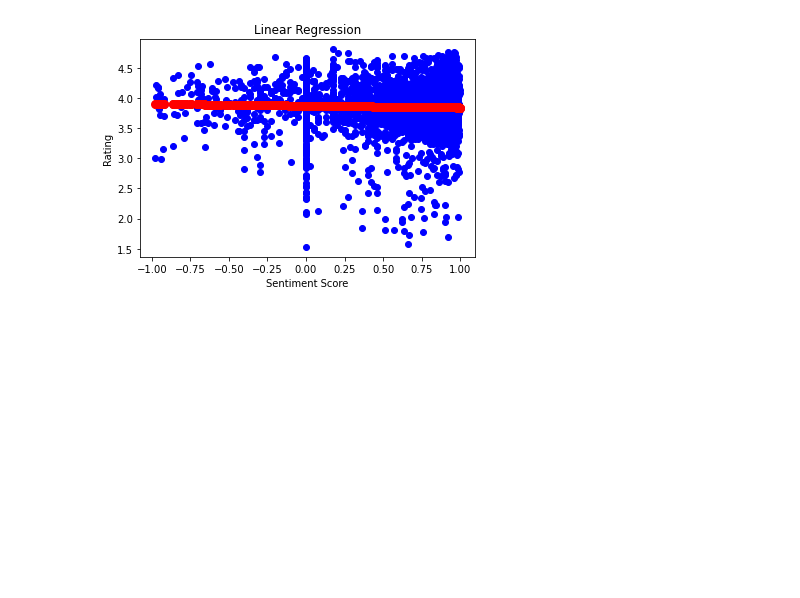
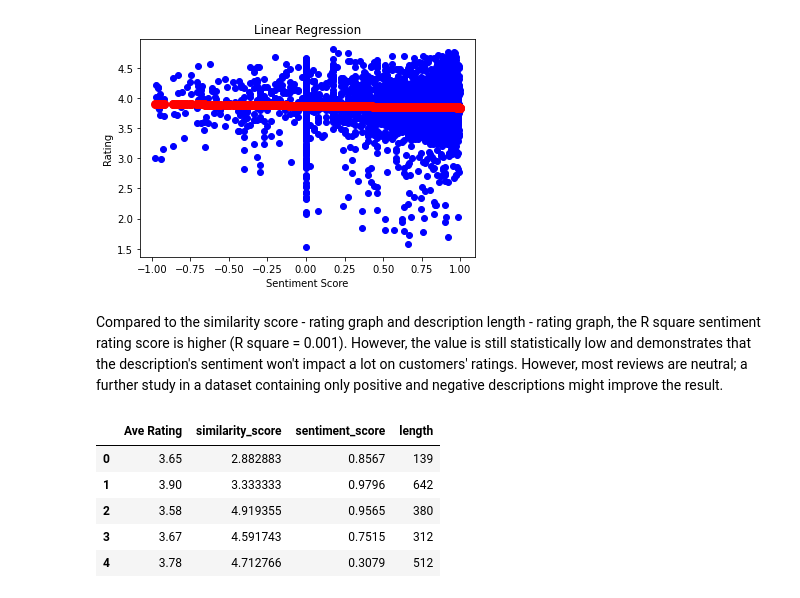
Before and after one commit to happysoymilk/beer_data_analysis, a Jupyter notebook: aml-fcp.ipynb, the cells around one changed output. Drawn from its saved outputs; the diff is of its cells as text; code cells hidden in the pictures; blank space fills up the shorter version.

```diff
--- a/aml-fcp.ipynb
+++ b/aml-fcp.ipynb
@@ -717,3 +724,18 @@ plt.title('Linear Regression')
 plt.show()
 # %% [output]
 [figure]
+# %% [markdown]
+Compared to the similarity score - rating graph and description length - rating graph, the R square sentiment rating score is higher (R square = 0.001). However, the value is still statistically low and demonstrates that the description's sentiment won't impact a lot on customers' ratings. However, most reviews are neutral; a further study in a dataset containing only positive and negative descriptions might improve the result.
+# %%
+# combine similarity score to data_nlp
+data_nlp['similarity_score'] = data_simi[['similarity_score']]
+# create a new dataset contrains rating, similarity_score, sentiment_score, and length
+data_nlp_new = data_nlp[['Ave Rating','similarity_score','sentiment_score','length']]
+data_nlp_new.head()
+# %% [output]
+|  | Ave Rating | similarity_score | sentiment_score | length |
+| 0 | 3.65 | 2.882883 | 0.8567 | 139 |
+| 1 | 3.90 | 3.333333 | 0.9796 | 642 |
+| 2 | 3.58 | 4.919355 | 0.9565 | 380 |
+| 3 | 3.67 | 4.591743 | 0.7515 | 312 |
+| 4 | 3.78 | 4.712766 | 0.3079 | 512 |
```
Also changed, not shown: parts of 11 cells of this notebook.
